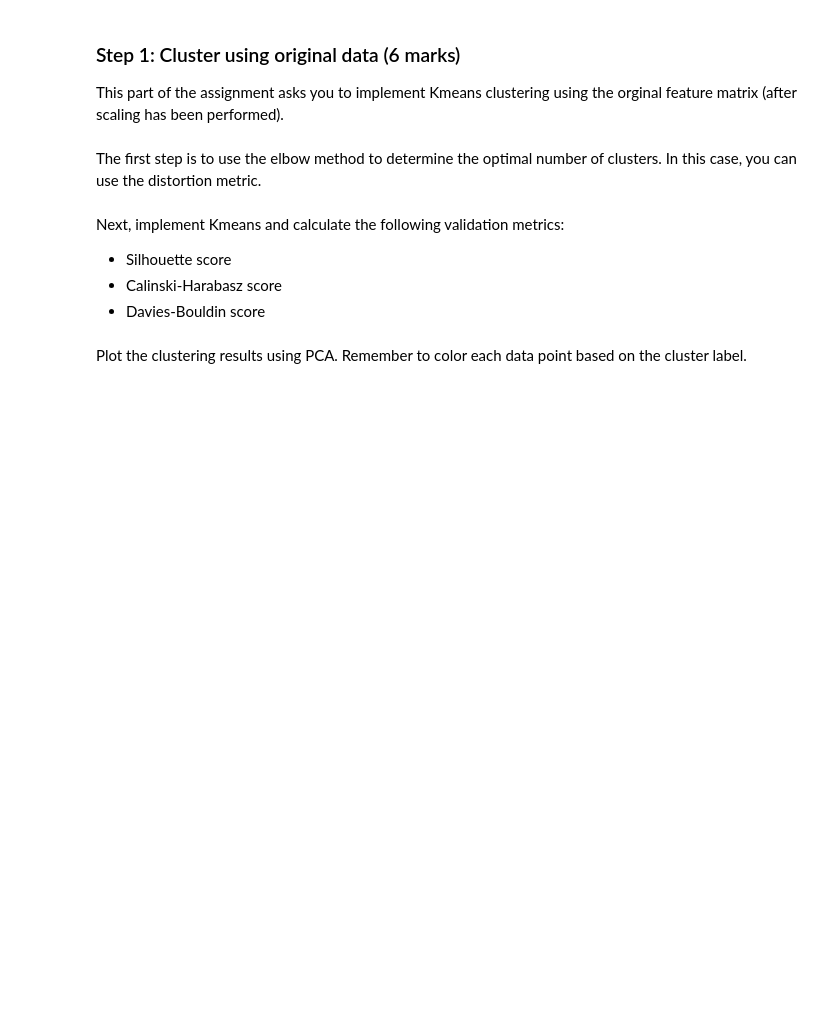
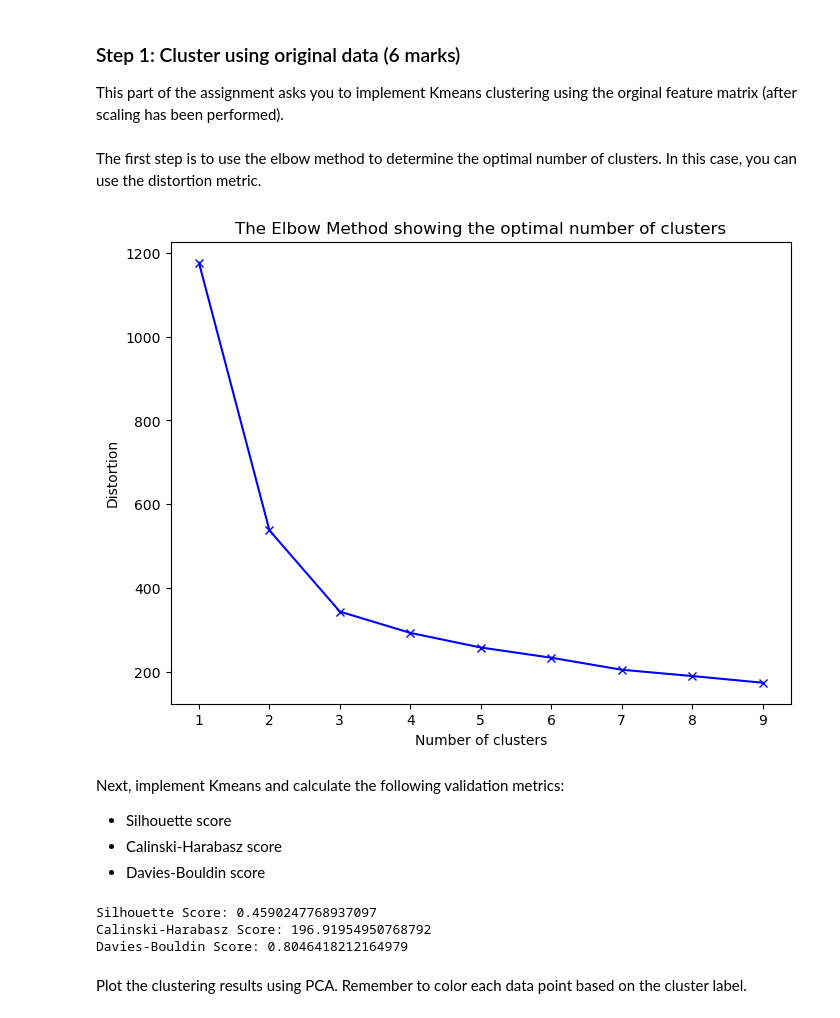
Before and after one commit to yvashisht/ENSF611, a Jupyter notebook: Assignment 5.ipynb, the cells around one changed output. Saved outputs shown, nothing was run; the diff lists cells and outputs as text; code cells hidden in the pictures; blank space fills up the shorter version.

```diff
--- a/Assignment 5.ipynb
+++ b/Assignment 5.ipynb
@@ -21,3 +21,7 @@ You have been asked by an agricultural company to help them predict the type of
 The first step is to read in the file using pandas and inspect the first few columns. Note that the data is in a text file, so the separator is different compared to a csv file.
 # %%
 # TODO: Import dataset and inspect the first five columns
+
+df = pd.read_csv('seeds_dataset.txt', delimiter='\t', header = None)
+
+df.head()
@@ -97,10 +194,37 @@ The agricultural company approaches you again because they lost all the labels f
 This part of the assignment asks you to implement Kmeans clustering using the orginal feature matrix (after scaling has been performed).
 # %%
 # TODO: Scale feature matrix
+
+X = df.iloc[:, :-1]
+y = df.iloc[:, -1]
+
+X_train, X_test, y_train, y_test = train_test_split(X, y, test_size=0.2, random_state=42)
+
+X_train_scaled = scaler.fit_transform(X_train)
+
+X_test_scaled = scaler.transform(X_test)
 # %% [markdown]
 The first step is to use the elbow method to determine the optimal number of clusters. In this case, you can use the distortion metric.
 # %%
 # TODO: Use the elbow method to determine the optimal number of clusters
+
+from sklearn.cluster import KMeans
+
+distortions = []
+K = range(1, 10)
+for k in K:
+    kmeanModel = KMeans(n_clusters=k)
+    kmeanModel.fit(X_train_scaled)
+    distortions.append(kmeanModel.inertia_)
+
+plt.figure(figsize=(8, 6))
+plt.plot(K, distortions, 'bx-')
+plt.xlabel('Number of clusters')
+plt.ylabel('Distortion')
+plt.title('The Elbow Method showing the optimal number of clusters')
+plt.show()
+# %% [output]
+[figure, added]
 # %% [markdown]
 Next, implement Kmeans and calculate the following validation metrics:
 - Silhouette score
@@ -111,5 +241,17 @@ Next, implement Kmeans and calculate the following validation metrics:
 # %%
 # TODO: Calculate the three different validation metrics
+
+silhouette = silhouette_score(X_train_scaled, labels)
+calinski_harabasz = calinski_harabasz_score(X_train_scaled, labels)
+davies_bouldin = davies_bouldin_score(X_train_scaled, labels)
+
+print("Silhouette Score:", silhouette)
+print("Calinski-Harabasz Score:", calinski_harabasz)
+print("Davies-Bouldin Score:", davies_bouldin)
+# %% [output]
+Silhouette Score: 0.4590247768937097
+Calinski-Harabasz Score: 196.91954950768792
+Davies-Bouldin Score: 0.8046418212164979
 # %% [markdown]
 Plot the clustering results using PCA. Remember to color each data point based on the cluster label.
 # %%
```
Also changed, not shown: parts of 22 cells of this notebook.
